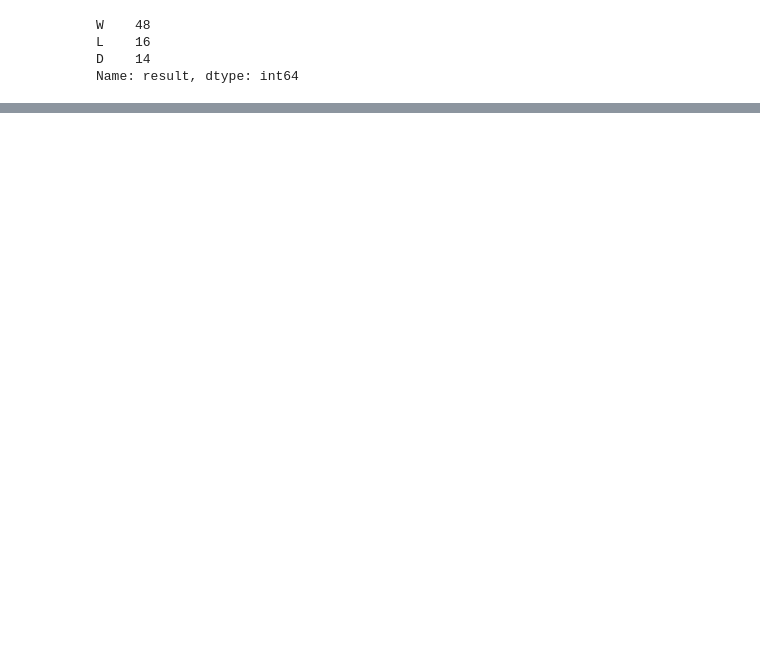
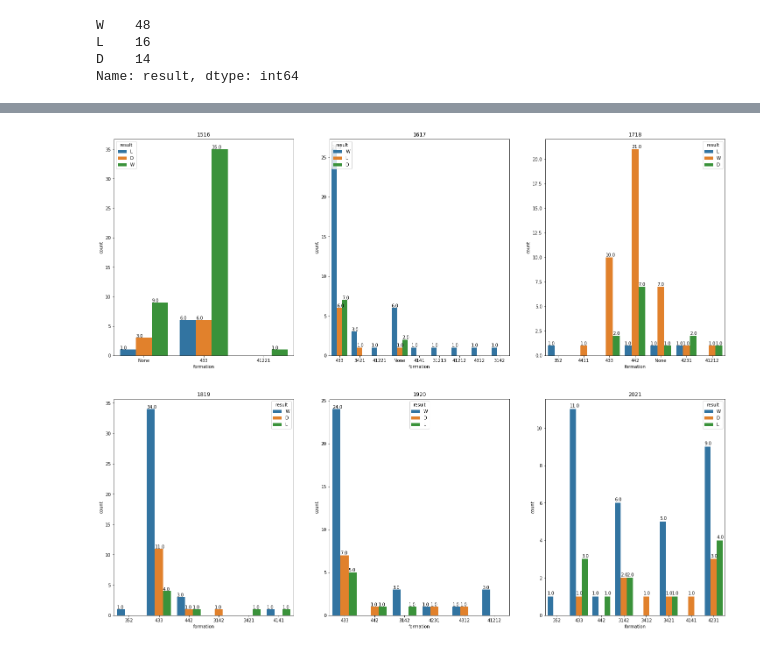
Before and after one commit to varun1414/Xformations, a Jupyter notebook: trend.ipynb, the cells around one changed output, grey strips where cells are left out. Cells and saved outputs as stored; diff of their text form; code cells hidden in the pictures; blank space fills up the shorter version.

```diff
--- a/trend.ipynb
+++ b/trend.ipynb
@@ -120,0 +175,17 @@ Name: result, dtype: int64
+# %%
+all=[df1516,df1617,df1718,df1819,df1920,df2021]
+# %%
+plt.rcParams["figure.figsize"] = (25,20)
+fig, axes = plt.subplots(ncols=3, nrows=2)
+season=1516
+for i, ax in zip(all, axes.flat):
+    ax.set_title(season)
+    season=season+101
+
+    ax=sns.countplot(data=i,x="formation",hue="result", ax=ax)
+    for p in ax.patches:
+        ax.annotate('{:.1f}'.format(p.get_height()), (p.get_x(), p.get_height()+0.1))
+
+plt.show()
+# %% [output]
+[figure, added]
```
Also changed, not shown: parts of 13 cells of this notebook.
